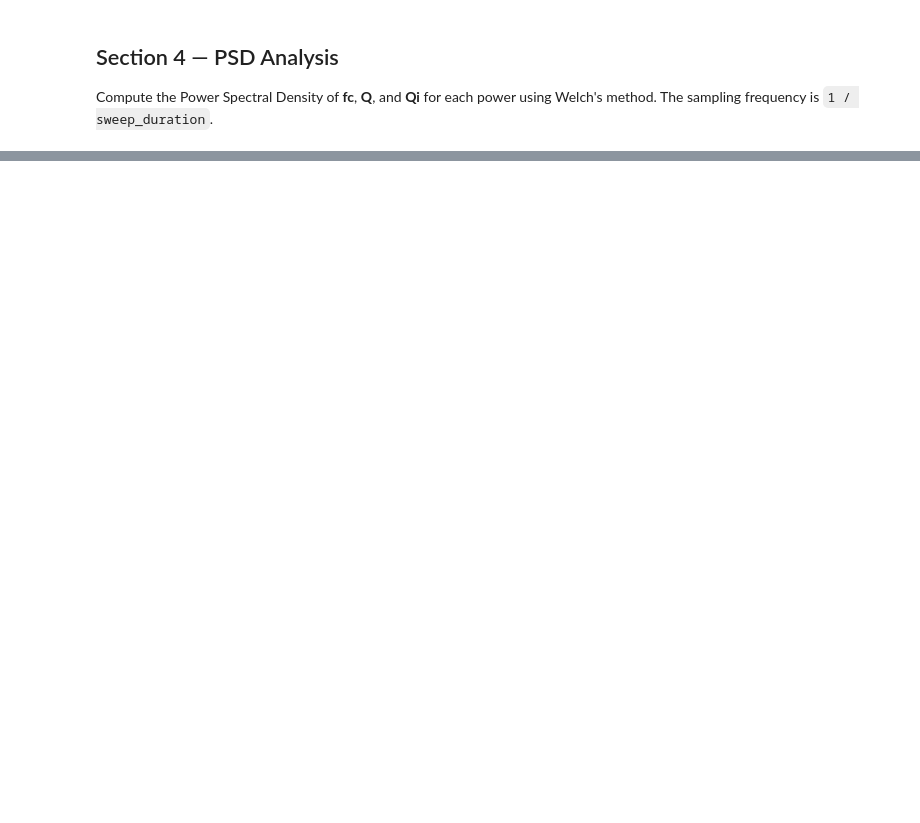
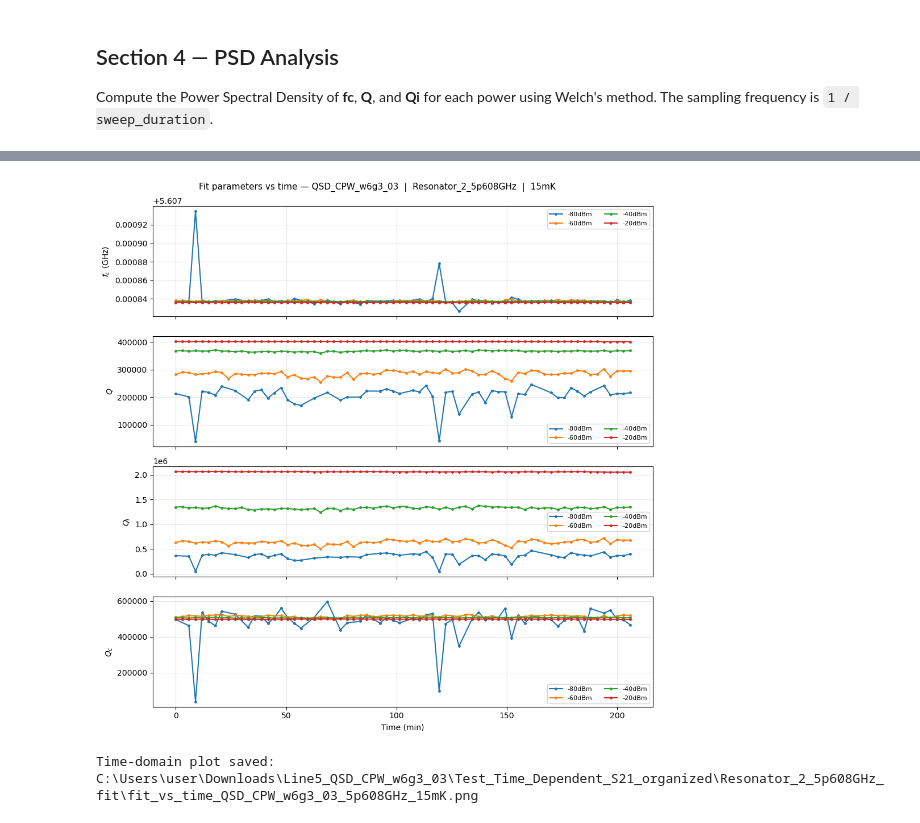
Before and after one commit to WeiRenSyong/Arrange_VNA_Data, a Jupyter notebook: Deal_with_Time_dependent_data.ipynb, the cells around one changed output, grey strips where cells are left out. Cells and saved outputs as stored; diff of their text form; code cells hidden in the pictures; blank space fills up the shorter version.

```diff
--- a/Deal_with_Time_dependent_data.ipynb
+++ b/Deal_with_Time_dependent_data.ipynb
@@ -54,9 +54,9 @@ All imports successful.
 
 [Note] Col0=freq(Hz), Col1=|S21|(dB), Col2=phase(deg)
 # %%
-# ── User Configuration ────────────────────────────────────────────────────────
-source_dir  = Path(r"C:\path\to\raw_sweeps")       # <-- flat folder with all sweep subfolders
-target_dir  = Path(r"C:\path\to\organized_data")   # <-- output root
+# User Configuration
+source_dir  = Path(r"C:\Users\user\Downloads\Line5_QSD_CPW_w6g3_03\Test_Time_Dependent_S21\05_21_162111")       # <-- flat folder with all sweeps
+target_dir  = Path(r"C:\Users\user\Downloads\Line5_QSD_CPW_w6g3_03\Test_Time_Dependent_S21_organized")   # <-- output root
 
 sample_name  = "QSD_CPW_w6g3_03"   # used in every output filename
 temperature  = "15mK"              # used in every output filename
@@ -130,3 +138,30 @@ if skipped:
     print(f"[INFO] Skipped {len(skipped)} non-matching CSV files.")
 
 print(f"\nValid sweep CSVs found: {len(sweep_entries)}")
+
+# ── Verify a single center frequency ─────────────────────────────────────────
+all_freq_strs = set(e['freq_str'] for e in sweep_entries)
+if len(all_freq_strs) != 1:
+    print(f"[WARNING] Multiple rounded frequencies found: {all_freq_strs}")
+    print("  This script is designed for one resonator (one center frequency).")
+    print("  Proceeding with the most common one...")
+    from collections import Counter
+    freq_str = Counter(e['freq_str'] for e in sweep_entries).most_common(1)[0][0]
+    sweep_entries = [e for e in sweep_entries if e['freq_str'] == freq_str]
+else:
+    freq_str = all_freq_strs.pop()
+print(f"Center frequency (rounded): {freq_str}")
+
+# ── Group by power, sort each group by sweep_idx ─────────────────────────────
+power_groups = defaultdict(list)
+for e in sweep_entries:
+    power_groups[e['power_str']].append(e)
+
+all_powers = sorted(power_groups.keys(), key=lambda p: float(p.replace('dBm', '')))
+
+print(f"\nPowers found: {all_powers}")
+for pwr in all_powers:
+    g = sorted(power_groups[pwr], key=lambda e: e['sweep_idx'])
+    power_groups[pwr] = g   # store sorted
+    print(f"  {pwr:>10s} : {len(g):>5d} sweeps  "
+          f"(sweep {g[0]['sweep_idx']:04d} → {g[-1]['sweep_idx']:04d})")
@@ -270,7 +337,7 @@ print("\n→ Inspect the plot above, then set 'trim_start_index' in the next cel
 # temperatures are stable.  Sweeps BELOW this index are discarded.
 # The same index is applied to every power group.
 
-trim_start_index = 0   # UPDATE!!!
+trim_start_index = 180   # UPDATE!!!
 
 print(f"trim_start_index = {trim_start_index}")
 for pwr in all_powers:
@@ -510,33 +740,36 @@ print(f"PSD plot saved: {psd_plot_path}")
 # %%
 # Optional: plot fit parameters vs time for a quick sanity check
 
 fig, axes = plt.subplots(4, 1, figsize=(10, 10), sharex=True)
 
 for pwr in all_powers:
     if pwr not in fit_results:
         continue
     df = fit_results[pwr]
     t  = df['time_s'].values / 60   # → minutes
 
-    axes[0].plot(t, df['fc_Hz'].values / 1e9, '.', ms=2, label=pwr)
-    axes[1].plot(t, df['Q'].values,            '.', ms=2, label=pwr)
-    axes[2].plot(t, df['Qi'].values,           '.', ms=2, label=pwr)
-    axes[3].plot(t, df['Qc'].values,           '.', ms=2, label=pwr)
+    axes[0].plot(t, df['fc_Hz'].values / 1e9, '.-', ms=5, label=pwr)
+    axes[1].plot(t, df['Q'].values,            '.-', ms=5, label=pwr)
+    axes[2].plot(t, df['Qi'].values,           '.-', ms=5, label=pwr)
+    axes[3].plot(t, df['Qc'].values,           '.-', ms=5, label=pwr)
 
 labels = [r'$f_c$ (GHz)', r'$Q$', r'$Q_i$', r'$Q_c$']
 for ax, lbl in zip(axes, labels):
     ax.set_ylabel(lbl)
     ax.legend(fontsize=8, ncol=2)
     ax.grid(True, alpha=0.3)
 
 axes[-1].set_xlabel("Time (min)")
 fig.suptitle(
     f"Fit parameters vs time — {sample_name}  |  {res_label}_{freq_str}  |  {temperature}",
     fontsize=11
 )
 fig.tight_layout()
 
 time_plot_path = fit_dir / f"fit_vs_time_{sample_name}_{freq_str}_{temperature}.png"
 fig.savefig(time_plot_path, dpi=150, bbox_inches='tight')
 plt.show()
 print(f"Time-domain plot saved: {time_plot_path}")
+# %% [output]
+[figure, added]
+Time-domain plot saved: C:\Users\user\Downloads\Line5_QSD_CPW_w6g3_03\Test_Time_Dependent_S21_organized\Resonator_2_5p608GHz_fit\fit_vs_time_QSD_CPW_w6g3_03_5p608GHz_15mK.png
```
Also changed, not shown: parts of 13 cells of this notebook.
